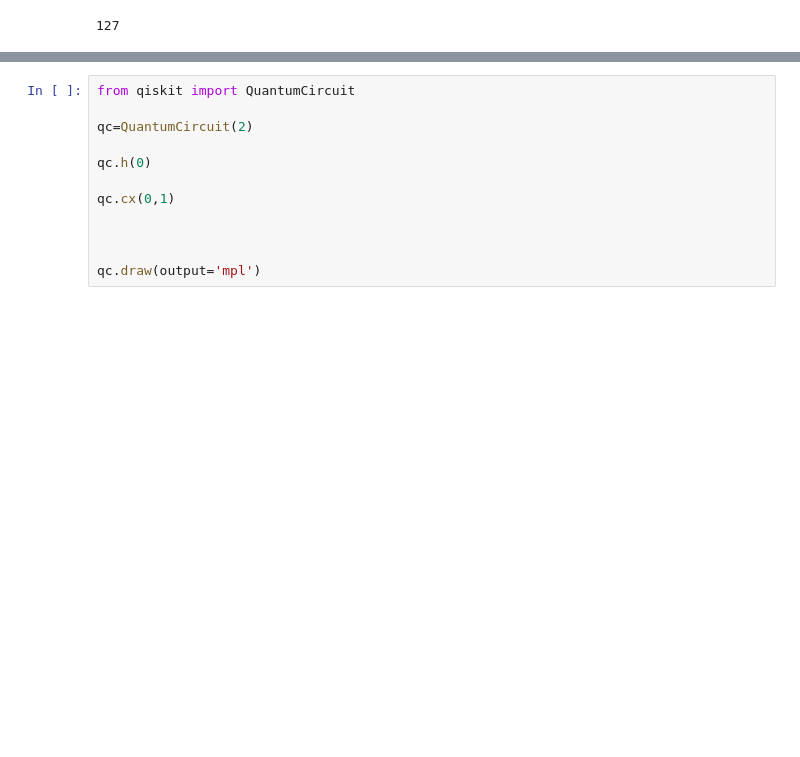
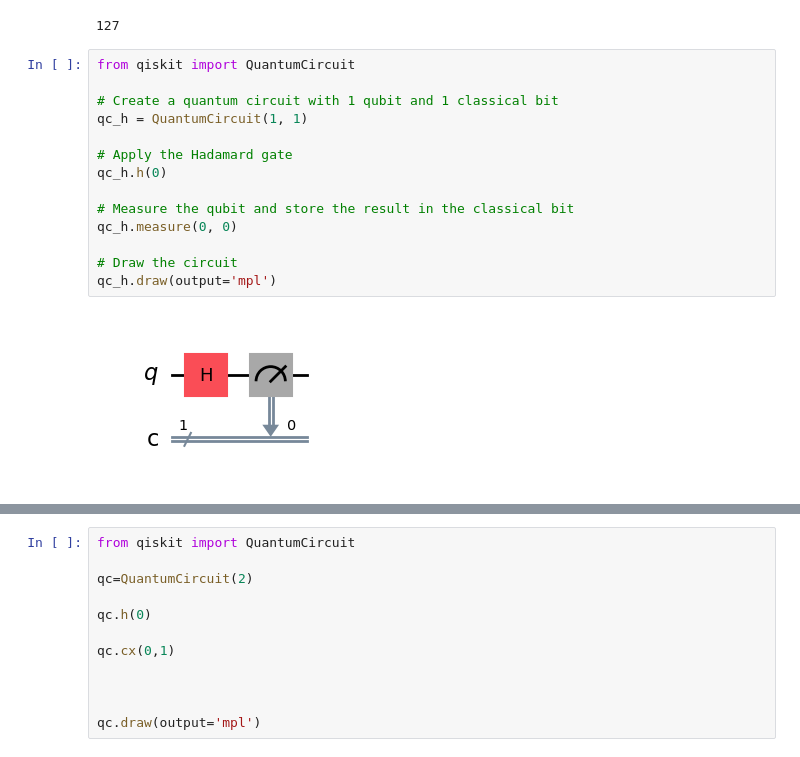
Before and after one commit to QuitttCat/Quantam-Computing-Hands-On, a Jupyter notebook: qiskit_basic_setup.ipynb, the cells around one changed output, grey strips where cells are left out. Cells and saved outputs as stored; diff of their text form; blank space fills up the shorter version.

Commit message:
Basic Gates Representation and measurement

```diff
--- a/qiskit_basic_setup.ipynb
+++ b/qiskit_basic_setup.ipynb
@@ -14,3 +14,19 @@ backend=service.backend(name="ibm_brisbane")
 backend.num_qubits
 # %% [output]
 127
+# %%
+from qiskit import QuantumCircuit
+
+# Create a quantum circuit with 1 qubit and 1 classical bit
+qc_h = QuantumCircuit(1, 1)
+
+# Apply the Hadamard gate
+qc_h.h(0)
+
+# Measure the qubit and store the result in the classical bit
+qc_h.measure(0, 0)
+
+# Draw the circuit
+qc_h.draw(output='mpl')
+# %% [output]
+[figure, added]
```
Also changed, not shown: parts of 4 cells of this notebook.
